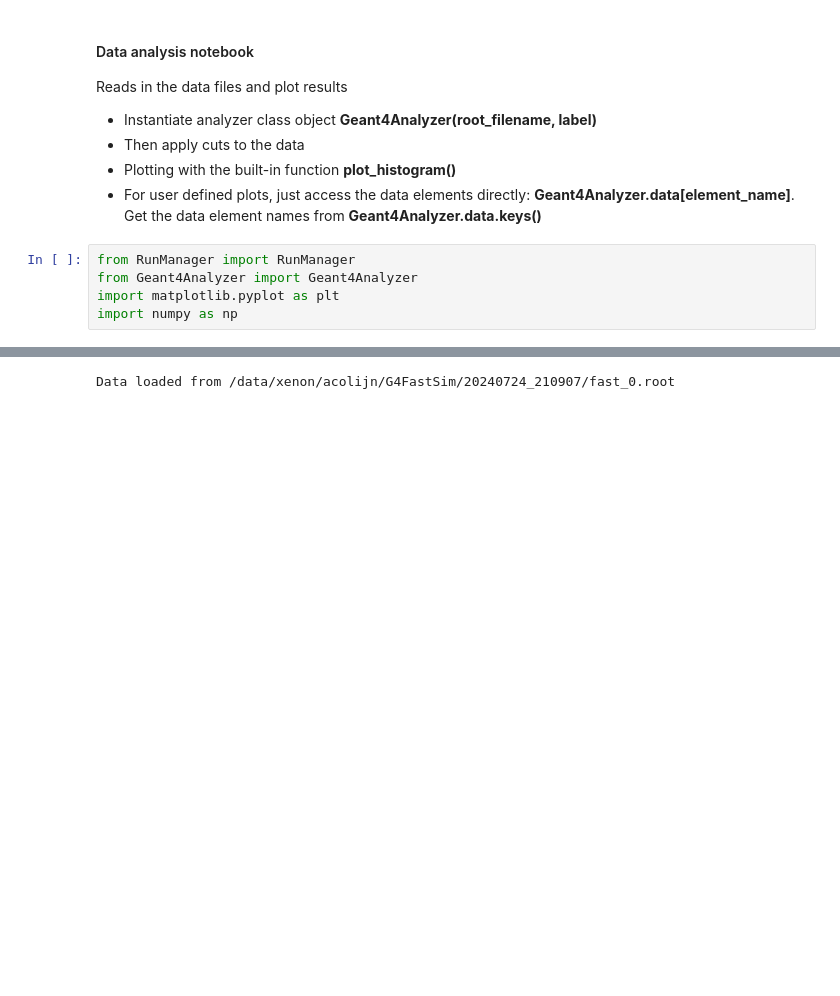
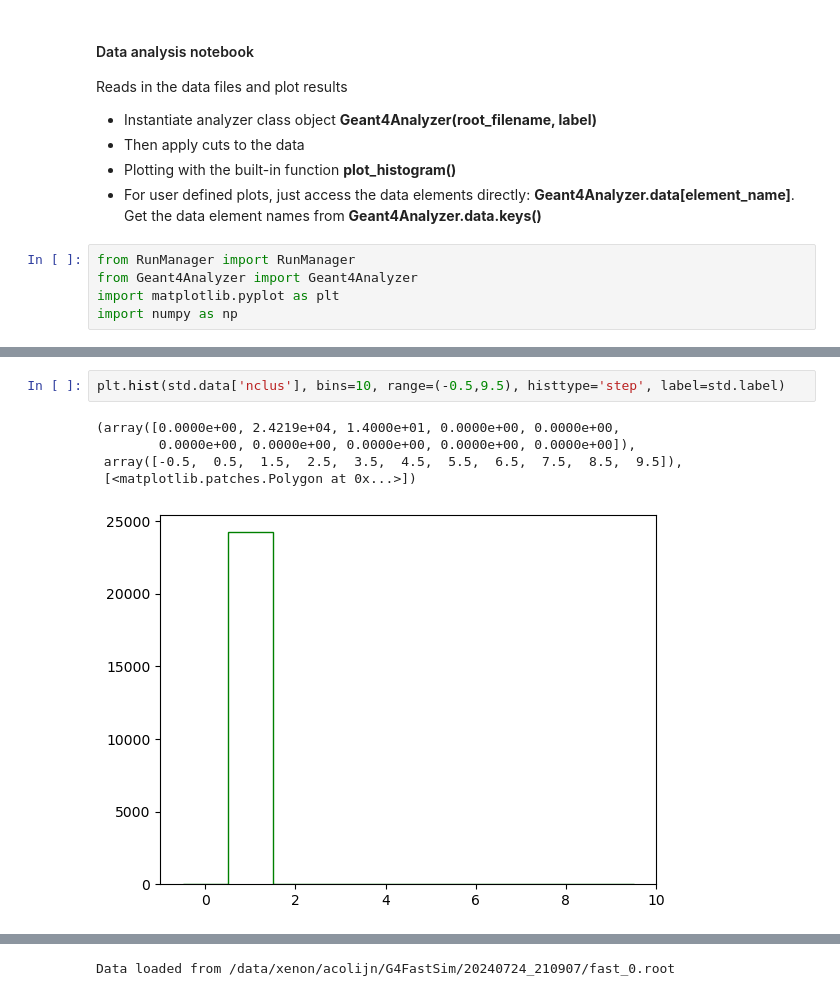
Before and after one commit to acolijn/G4FastSim, a Jupyter notebook: analysis/analysis.ipynb, the cells around one changed output, grey strips where cells are left out. Cells and saved outputs as stored; diff of their text form; blank space fills up the shorter version.

```diff
--- a/analysis/analysis.ipynb
+++ b/analysis/analysis.ipynb
@@ -78,0 +72,8 @@ integral = 6326.824049534514
+# %%
+plt.hist(std.data['nclus'], bins=10, range=(-0.5,9.5), histtype='step', label=std.label)
+# %% [output]
+(array([0.0000e+00, 2.4219e+04, 1.4000e+01, 0.0000e+00, 0.0000e+00,
+        0.0000e+00, 0.0000e+00, 0.0000e+00, 0.0000e+00, 0.0000e+00]),
+ array([-0.5,  0.5,  1.5,  2.5,  3.5,  4.5,  5.5,  6.5,  7.5,  8.5,  9.5]),
+ [<matplotlib.patches.Polygon at 0x...>])
+[figure, added]
```
Also changed, not shown: parts of 13 cells of this notebook, 7 other files.
